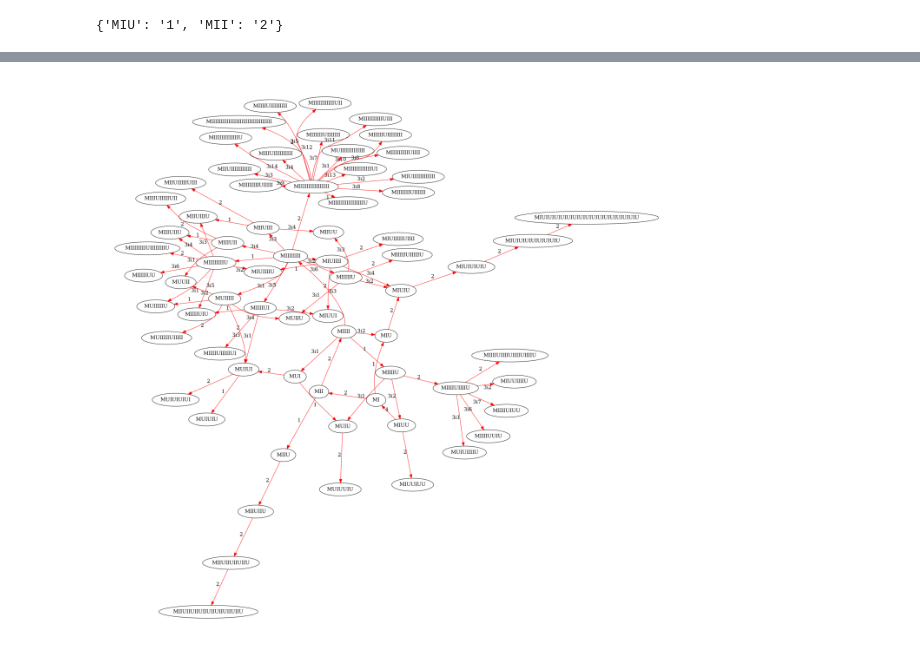
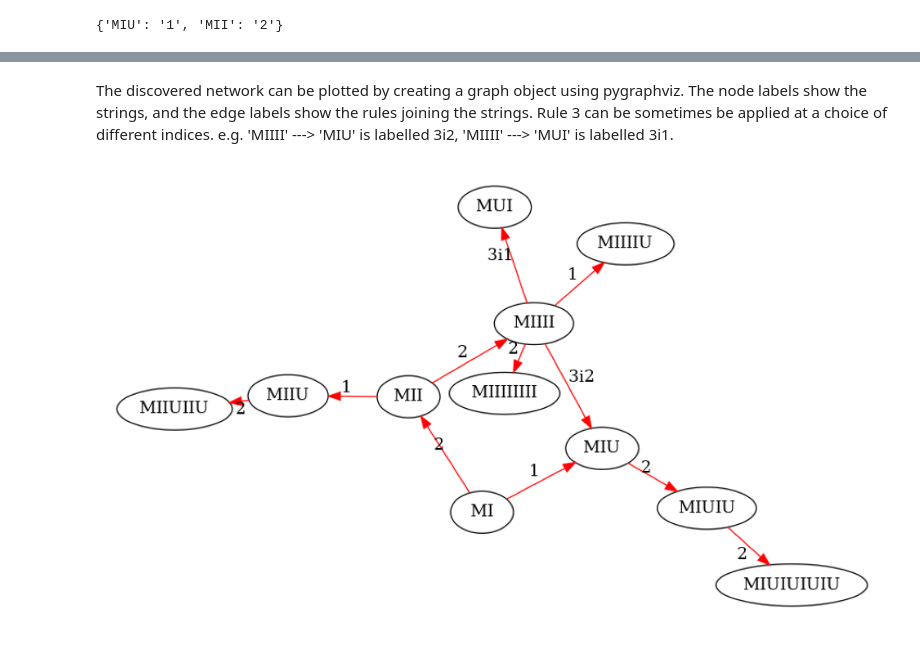
Before and after one commit to teerev/hofstadter-miu-puzzle, a Jupyter notebook: mu.ipynb, the cells around one changed output, grey strips where cells are left out. Saved outputs shown, nothing was run; the diff lists cells and outputs as text; code cells hidden in the pictures.

```diff
--- a/mu.ipynb
+++ b/mu.ipynb
@@ -59,2 +53,0 @@ example.get_options
-# %%
-example.apply_rule_one(example.axiom)
@@ -67,2 +63,3 @@ example.random_walk(2)
 # %%
-network = example.discover_local_network(num_steps=5)
+network = example.discover_local_network(num_steps=3)
+network
@@ -69,4 +84,34 @@ network = example.discover_local_network(num_steps=5)
-# %%
-example.plot_network(network)
-# %% [output]
-[figure, removed]
+# %% [markdown]
+The discovered network can be plotted by creating a graph object using pygraphviz. The node labels show the strings, and the edge labels show the rules joining the strings. Rule 3 can be sometimes be applied at a choice of different indices. e.g. 'MIIII' ---> 'MIU' is labelled 3i2, 'MIIII' ---> 'MUI' is labelled 3i1.
+# %%
+import pygraphviz as pgv
+import matplotlib.image as mpimg
+import matplotlib.pyplot as plt
+
+def plot_network(network, dpi=200):
+
+    """
+    Returns an image showing the graph of the network found by discover_local_network().
+    """
+
+    plt.rcParams['figure.dpi'] = dpi
+
+    graph = pgv.AGraph(directed=True, overlap='false', splines='true')
+
+    for node in network['nodes']:
+        graph.add_node(node)
+
+    for edge in network['edges'].items():
+        graph.add_edge(edge[0], label=edge[1], color='red')
+
+    graph.layout(prog='neato')  #neato, dot, twopi, circo, fdp, nop, wc, acyclic, gvpr, gvcolor, ccomps, sccmap, sfdp
+    graph.draw('graph.png')
+    img = mpimg.imread('graph.png')
+    plt.imshow(img)
+    plt.axis('off')
+    plt.show()
+
+
+plot_network(network)
+# %% [output]
+[figure, added]
```
Also changed, not shown: parts of 25 cells of this notebook, 2 other files.
